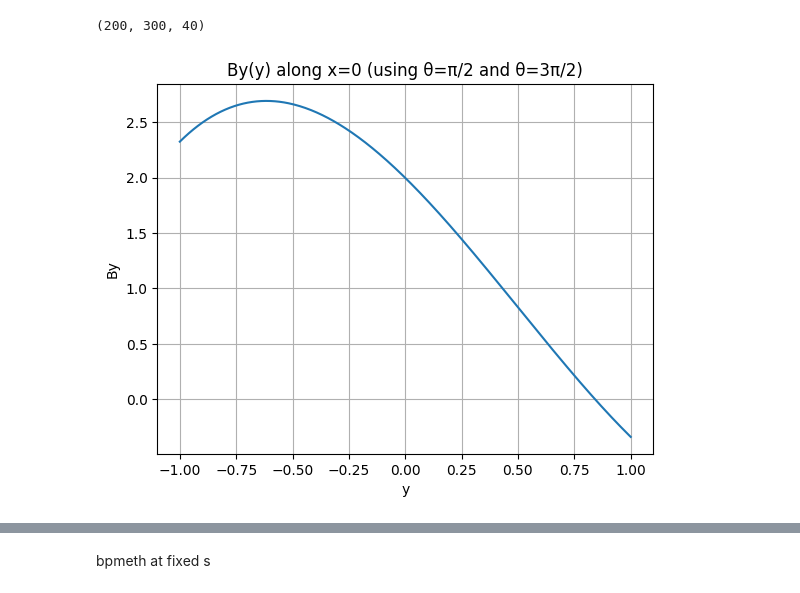
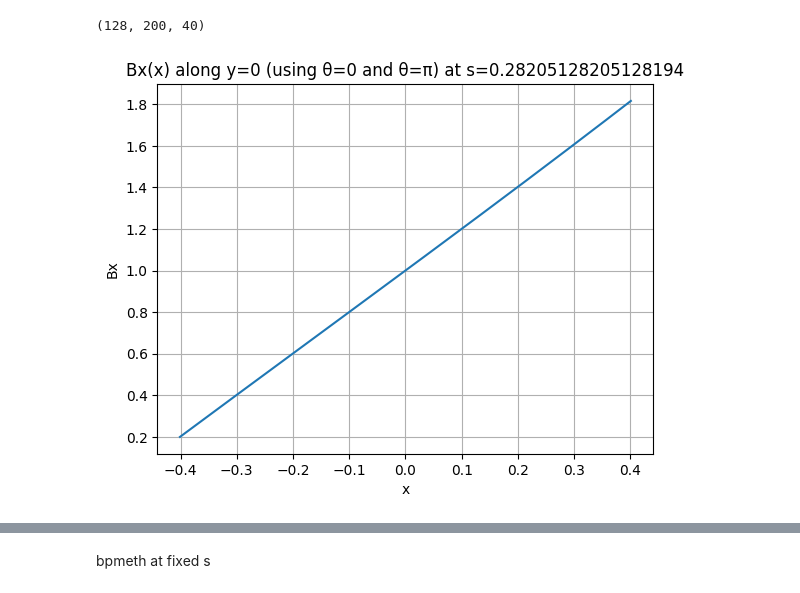
Before and after one commit to marcoliniF/bpmeth, a Jupyter notebook: preliminaryTrials/2.3abphiBABab_roundmeshgrid.ipynb, the cells around one changed output, grey strips where cells are left out. Saved outputs shown, nothing was run; the diff lists cells and outputs as text; code cells hidden in the pictures.

```diff
--- a/preliminaryTrials/2.3abphiBABab_roundmeshgrid.ipynb
+++ b/preliminaryTrials/2.3abphiBABab_roundmeshgrid.ipynb
@@ -8,7 +9,7 @@ from sympy.abc import x, y, s
 # %%
 #start from multipole coeefficients a_n(s)=a1,a2,... and b_n(s)
-a_coeffs = [1,2,3,4]
-b_coeffs = ["2*exp(-s**2)",5,6,7]
+a_coeffs = [1,2,0.1,0.6]
+b_coeffs = ["4+0*s","5+0*s","6*exp(-s**4)",7]#"1/(1 + 25*s**2)"
 #get bpmeth opbject
 expansion=bpmeth.FieldExpansion(a=a_coeffs, b=b_coeffs)
 #expansion.plot_components()
@@ -26,8 +27,8 @@ print("Scalar potential phi at (0.4,0.2,0.5):", phi_func(0.4,0.2,0.5))
 # npoints=201
 # xa= np.linspace(-1,1,npoints)
 # ya=np.linspace(-1,1,npoints)
-rmin, rmax, nr = 0.001, 1.001, 200
-ntheta = 300
+rmin, rmax, nr = 0.001, 0.401, 128
+ntheta = 200
 rr = np.linspace(rmin, rmax, nr)
 tt = np.arange(ntheta)/ntheta*2*np.pi
 ss = np.linspace(-1,1, 40)
@@ -63,32 +64,32 @@ By_ana = By_func(xarr, yarr, sarr)
 Bs_ana = Bs_func(xarr, yarr, sarr)
 print(By_ana.shape)
 # %% [output]
-(200, 300, 40)
+(128, 200, 40)
 # %%
-#Plot By as a function of y for x=0
-islice = 20   # choose an s index
-# θ = π/2 → positive y
-itheta_pos = np.argmin(np.abs(tt - np.pi/2))
-y_pos = yarr[:,itheta_pos, islice]
-By_pos = By_ana[:, itheta_pos, islice]
+#Plot Bx as a function of x for y=0, fixed s
+islice = 25   # choose an s index
+# θ = 0 → positive x
+itheta_pos = np.argmin(np.abs(tt - 0))
+x_pos = xarr[:,itheta_pos, :]
+Bx_pos = Bx_ana[:, itheta_pos, :]
 
-# θ = 3π/2 → negative y
-itheta_neg = np.argmin(np.abs(tt - 3*np.pi/2))
-y_neg = yarr[:,itheta_neg, islice]
-By_neg = By_ana[:, itheta_neg, islice]
+# θ = π → negative x
+itheta_neg = np.argmin(np.abs(tt - np.pi))
+x_neg = xarr[:,itheta_neg, :]
+Bx_neg = Bx_ana[:, itheta_neg, :]
 
 # Combine and sort
-y_all = np.concatenate([y_neg, y_pos])
-By_all = np.concatenate([By_neg, By_pos])
+x_all = np.concatenate([x_neg, x_pos])
+Bx_ofx = np.concatenate([Bx_neg, Bx_pos])
 
-order = np.argsort(y_all)
-y_all = y_all[order]
-By_all = By_all[order]
+order = np.argsort(x_all[:,0])
+x_all = x_all[order]
+Bx_ofx = Bx_ofx[order]
 
-plt.plot(y_all, By_all)
-plt.xlabel("y")
-plt.ylabel("By")
-plt.title("By(y) along x=0 (using θ=π/2 and θ=3π/2)")
+plt.plot(x_all[:,islice], Bx_ofx[:,islice])
+plt.xlabel("x")
+plt.ylabel("Bx")
+plt.title("Bx(x) along y=0 (using θ=0 and θ=π) at s="+str(ss[islice]))
 plt.grid(True)
 # %% [output]
-[figure, old version]
+[figure, new version]
```
Also changed, not shown: parts of 26 cells of this notebook, 1 other file.
